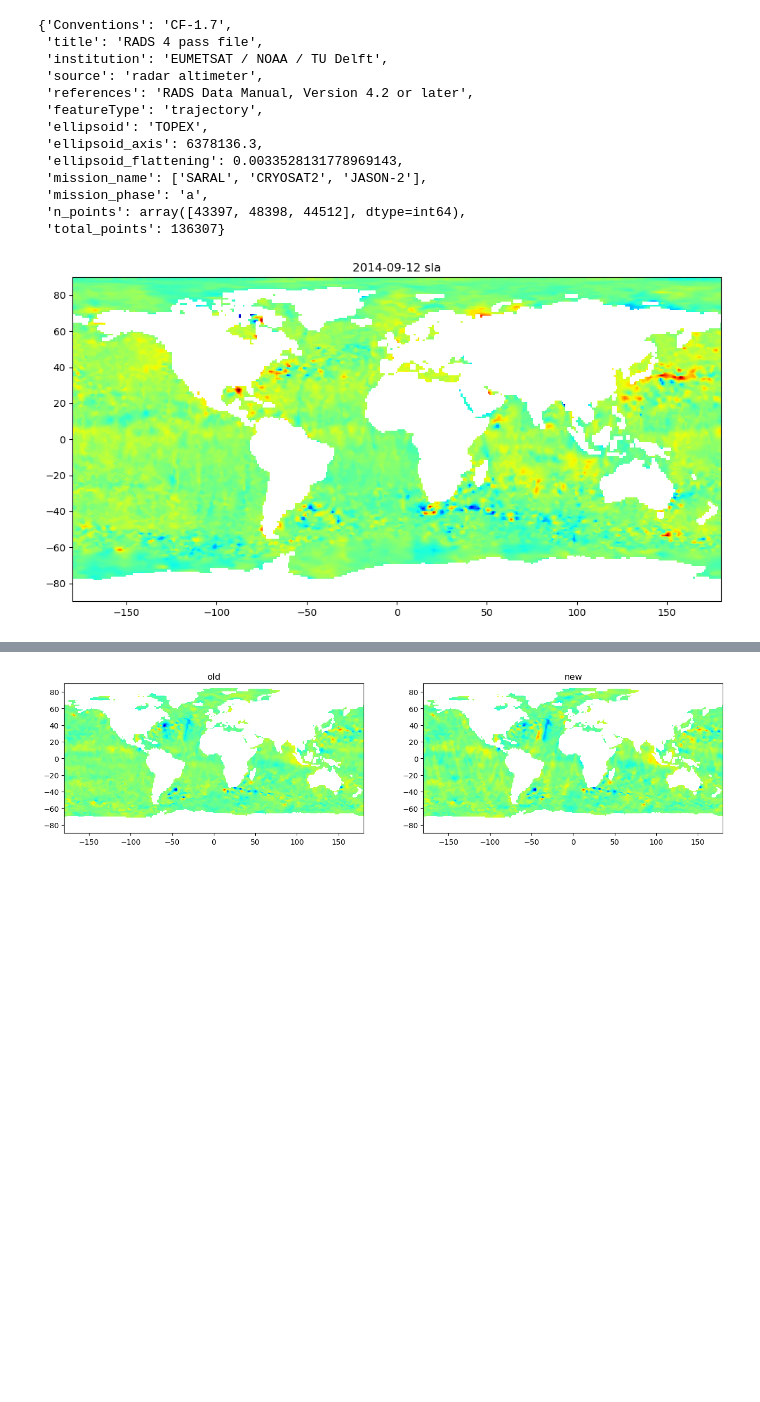
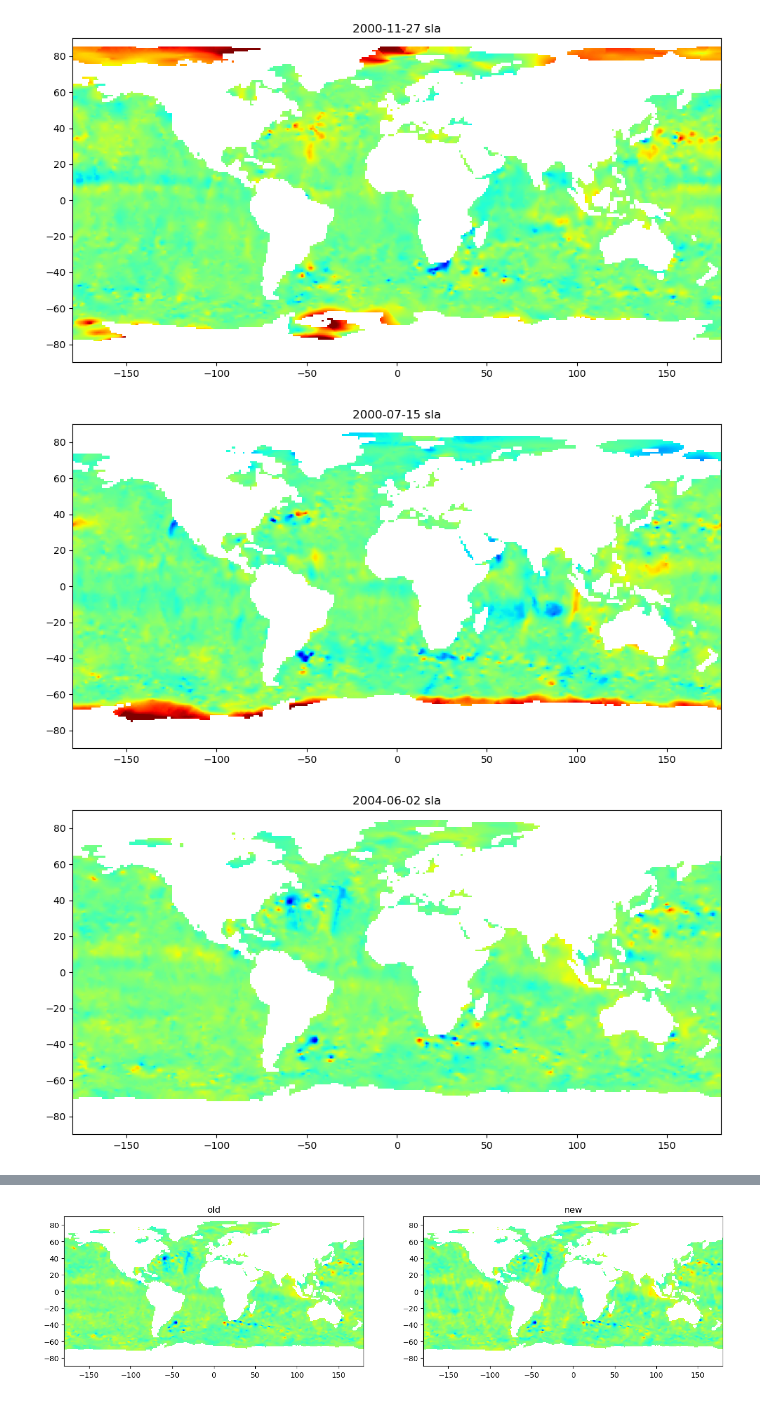
Before and after one commit to CasperTBangHansen/AltimeterGridding, a Jupyter notebook: src/sammenligning.ipynb, the cells around one changed output, grey strips where cells are left out. Drawn from its saved outputs; the diff is of its cells as text; code cells hidden in the pictures; blank space fills up the shorter version.

Commit message:
Updated with clean(er) data

```diff
--- a/src/sammenligning.ipynb
+++ b/src/sammenligning.ipynb
@@ -4,28 +5,18 @@ import matplotlib.pyplot as plt
-# %%
-new = xr.open_dataset("../Grids/Processed_v3/2014_9_12.nc")
-# old = xr.open_dataset("../Grids/Processed_v1/01d/3days/2014_9_11_01d.nc")
-# raw_old = xr.open_dataset("../Processed/all/2014_9_11.nc")
-raw_new = xr.open_dataset("../Processed/Processed_v3/2014_9_12.nc")
-# %%
-raw_new.attrs
-# %% [output]
-{'Conventions': 'CF-1.7',
- 'title': 'RADS 4 pass file',
- 'institution': 'EUMETSAT / NOAA / TU Delft',
- 'source': 'radar altimeter',
- 'references': 'RADS Data Manual, Version 4.2 or later',
- 'featureType': 'trajectory',
- 'ellipsoid': 'TOPEX',
- 'ellipsoid_axis': 6378136.3,
- 'ellipsoid_flattening': 0.0033528131778969143,
- 'mission_name': ['SARAL', 'CRYOSAT2', 'JASON-2'],
- 'mission_phase': 'a',
- 'n_points': array([43397, 48398, 44512], dtype=int64),
- 'total_points': 136307}
-# %%
-plt.figure(figsize=(16,6))
-plt.imshow(new.sla,origin='lower',cmap="jet",extent=(-180,180,-90,90),vmin=-.75,vmax=.75)
-plt.title("2014-09-12 sla")
-plt.show()
-# %% [output]
-[figure, removed]
+# %%
+# date = "2000_7_15"
+for gridfile,rawfile in zip(Path("../Grids/Processed_v3").glob("*.nc"), Path("../Processed/Processed_v3").glob("*.nc")):
+    new = xr.open_dataset(gridfile)
+    # old = xr.open_dataset("../Grids/Processed_v1/01d/3days/2014_9_11_01d.nc")
+    # raw_old = xr.open_dataset("../Processed/all/2014_9_11.nc")
+    raw_new = xr.open_dataset(rawfile)
+
+    plt.figure(figsize=(16,6))
+    plt.imshow(new.sla,origin='lower',cmap="jet",extent=(-180,180,-90,90),vmin=-.75,vmax=.75)
+    # plt.scatter(raw_new.lon,raw_new.lat,c=raw_new.sla,s=1,cmap="jet",vmin=-.75,vmax=.75)
+    date=new.time.data.astype(str).split("T")[0]
+    plt.title(f"{date} sla")
+    plt.show()
+# %% [output]
+[figure, added]
+[figure, added]
+[figure, added]
```
Also changed, not shown: parts of 2 cells of this notebook, 1 other file.
